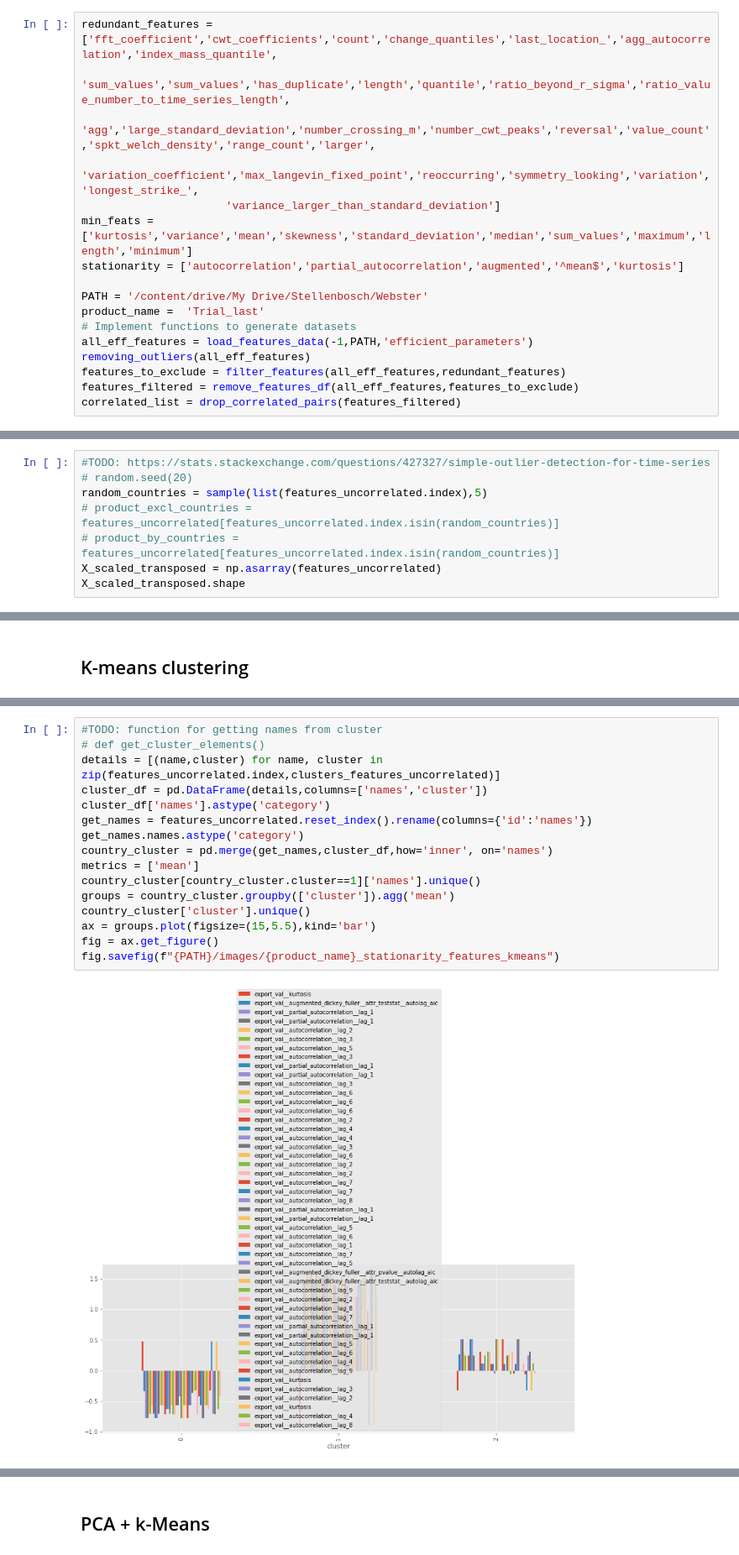
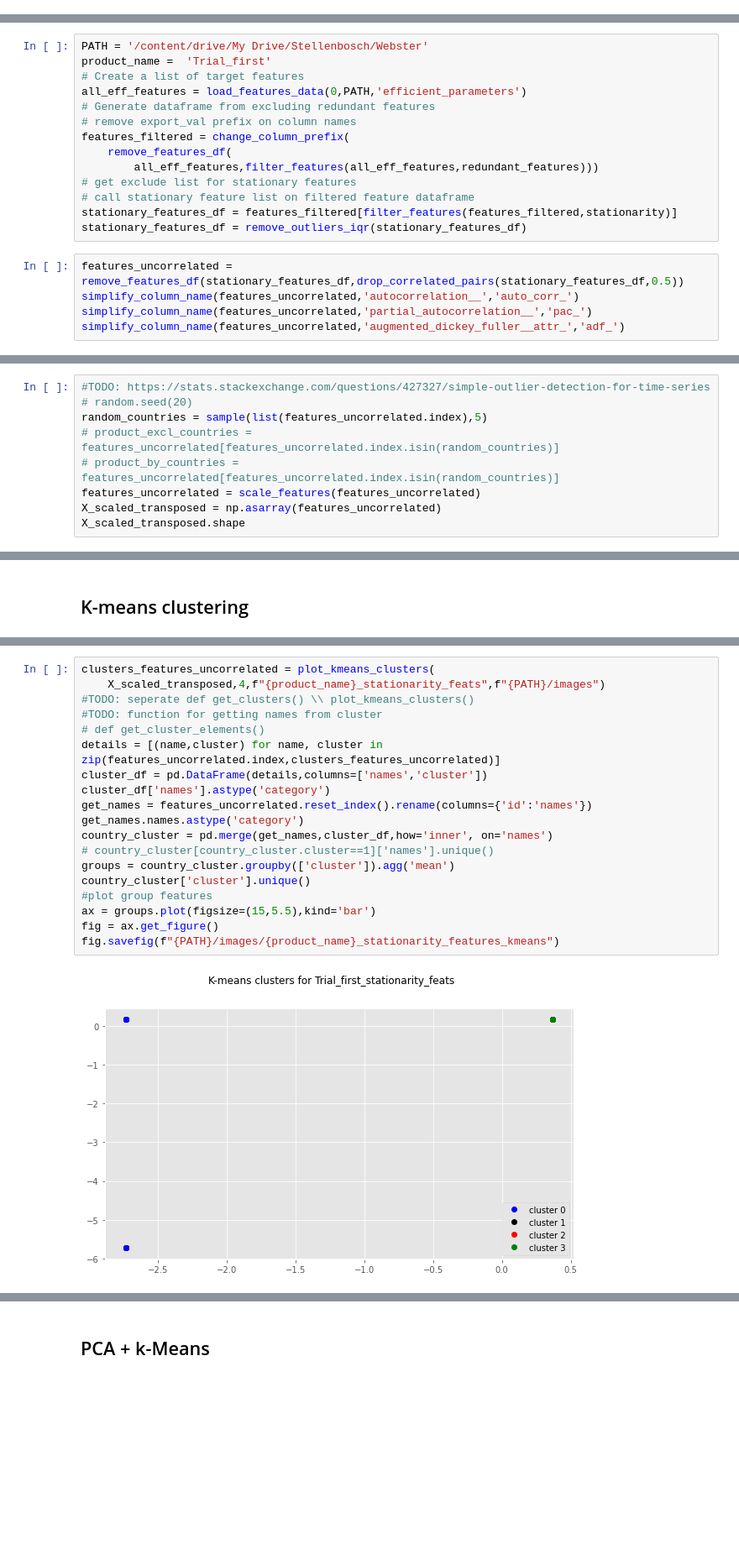
Before and after one commit to GarethWilhelm/TS-Feature-Clustering, a Jupyter notebook: notebooks/3. clustering_tsfresh_features.ipynb, the cells around one changed output, grey strips where cells are left out. Shown: that part at 84% size. Saved outputs shown, nothing was run; the diff lists cells and outputs as text; blank space fills up the shorter version.

Commit message:
test clustering on stationarity features and kurtosis/mean

```diff
--- a/notebooks/3. clustering_tsfresh_features.ipynb
+++ b/notebooks/3. clustering_tsfresh_features.ipynb
@@ -82,17 +80,0 @@ def load_features_data(ref: range,root_path: str,target_features):
-# %%
-redundant_features = ['fft_coefficient','cwt_coefficients','count','change_quantiles','last_location_','agg_autocorrelation','index_mass_quantile',
-                      'sum_values','sum_values','has_duplicate','length','quantile','ratio_beyond_r_sigma','ratio_value_number_to_time_series_length',
-                      'agg','large_standard_deviation','number_crossing_m','number_cwt_peaks','reversal','value_count','spkt_welch_density','range_count','larger',
-                      'variation_coefficient','max_langevin_fixed_point','reoccurring','symmetry_looking','variation','longest_strike_',
-                      'variance_larger_than_standard_deviation']
-min_feats = ['kurtosis','variance','mean','skewness','standard_deviation','median','sum_values','maximum','length','minimum']
-stationarity = ['autocorrelation','partial_autocorrelation','augmented','^mean$','kurtosis']
-
-PATH = '/content/drive/My Drive/Stellenbosch/Webster'
-product_name =  'Trial_last'
-# Implement functions to generate datasets
-all_eff_features = load_features_data(-1,PATH,'efficient_parameters')
-removing_outliers(all_eff_features)
-features_to_exclude = filter_features(all_eff_features,redundant_features)
-features_filtered = remove_features_df(all_eff_features,features_to_exclude)
-correlated_list = drop_correlated_pairs(features_filtered)
@@ -135,2 +81,21 @@ change_column_prefix(features_uncorrelated,'export_val__')
 # %% [markdown]
 ## Load data
+# %%
+PATH = '/content/drive/My Drive/Stellenbosch/Webster'
+product_name =  'Trial_first'
+# Create a list of target features
+all_eff_features = load_features_data(0,PATH,'efficient_parameters')
+# Generate dataframe from excluding redundant features
+# remove export_val prefix on column names
+features_filtered = change_column_prefix(
+    remove_features_df(
+        all_eff_features,filter_features(all_eff_features,redundant_features)))
+# get exclude list for stationary features
+# call stationary feature list on filtered feature dataframe
+stationary_features_df = features_filtered[filter_features(features_filtered,stationarity)]
+stationary_features_df = remove_outliers_iqr(stationary_features_df)
+# %%
+features_uncorrelated = remove_features_df(stationary_features_df,drop_correlated_pairs(stationary_features_df,0.5))
+simplify_column_name(features_uncorrelated,'autocorrelation__','auto_corr_')
+simplify_column_name(features_uncorrelated,'partial_autocorrelation__','pac_')
+simplify_column_name(features_uncorrelated,'augmented_dickey_fuller__attr_','adf_')
@@ -140,6 +110,7 @@ change_column_prefix(features_uncorrelated,'export_val__')
 random_countries = sample(list(features_uncorrelated.index),5)
 # product_excl_countries = features_uncorrelated[features_uncorrelated.index.isin(random_countries)]
 # product_by_countries = features_uncorrelated[features_uncorrelated.index.isin(random_countries)]
+features_uncorrelated = scale_features(features_uncorrelated)
 X_scaled_transposed = np.asarray(features_uncorrelated)
 X_scaled_transposed.shape
 # %% [output]
@@ -201,18 +170,21 @@ clusters_features_uncorrelated = plot_kmeans_clusters(X_scaled_transposed,3,f"{p
 # %%
+clusters_features_uncorrelated = plot_kmeans_clusters(
+    X_scaled_transposed,4,f"{product_name}_stationarity_feats",f"{PATH}/images")
+#TODO: seperate def get_clusters() \\ plot_kmeans_clusters()
 #TODO: function for getting names from cluster
 # def get_cluster_elements()
 details = [(name,cluster) for name, cluster in zip(features_uncorrelated.index,clusters_features_uncorrelated)]
 cluster_df = pd.DataFrame(details,columns=['names','cluster'])
 cluster_df['names'].astype('category')
 get_names = features_uncorrelated.reset_index().rename(columns={'id':'names'})
 get_names.names.astype('category')
 country_cluster = pd.merge(get_names,cluster_df,how='inner', on='names')
-metrics = ['mean']
-country_cluster[country_cluster.cluster==1]['names'].unique()
+# country_cluster[country_cluster.cluster==1]['names'].unique()
 groups = country_cluster.groupby(['cluster']).agg('mean')
 country_cluster['cluster'].unique()
+#plot group features
 ax = groups.plot(figsize=(15,5.5),kind='bar')
 fig = ax.get_figure()
 fig.savefig(f"{PATH}/images/{product_name}_stationarity_features_kmeans")
 # %% [output]
-[figure, old version]
+[figure, new version]
```
Also changed, not shown: parts of 14 cells of this notebook.
